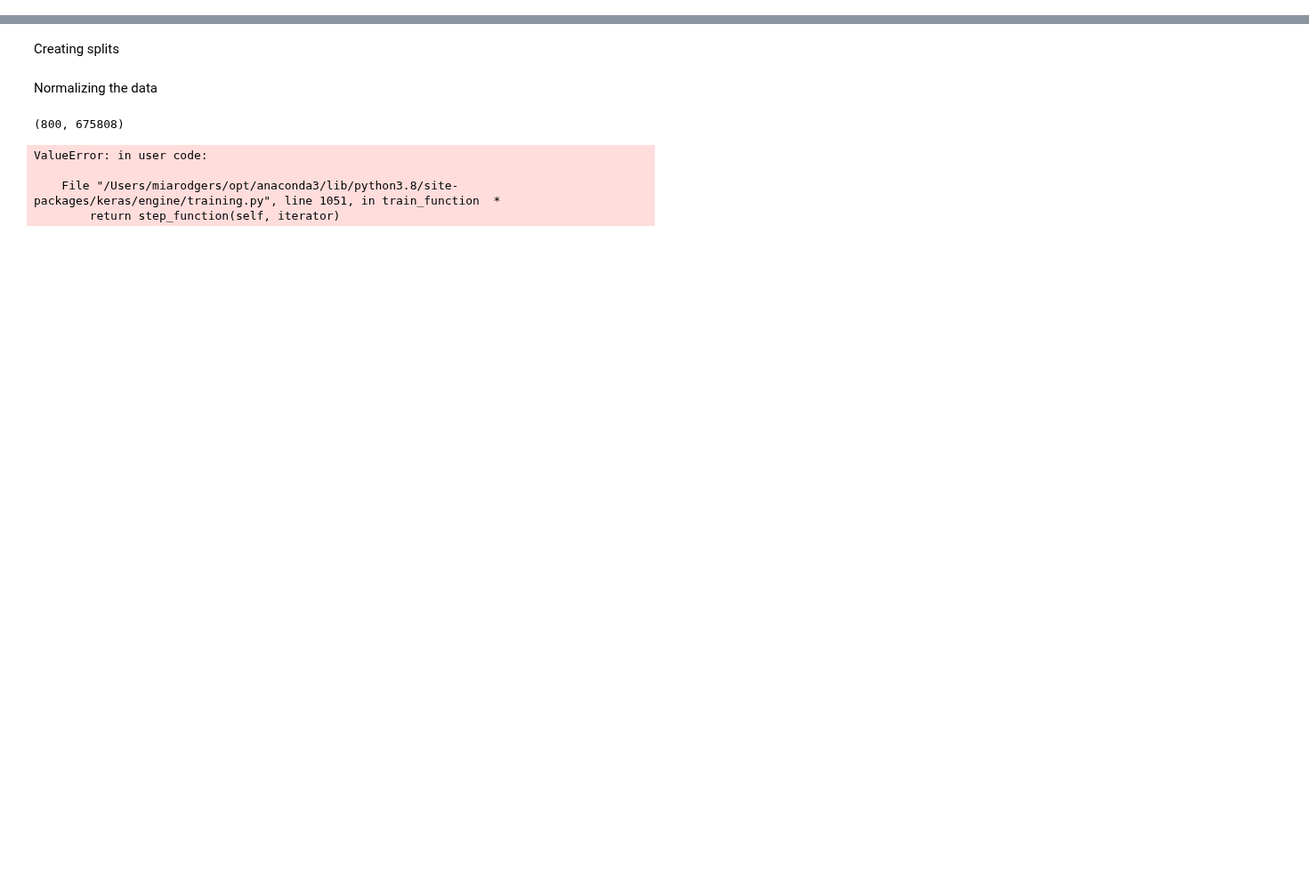
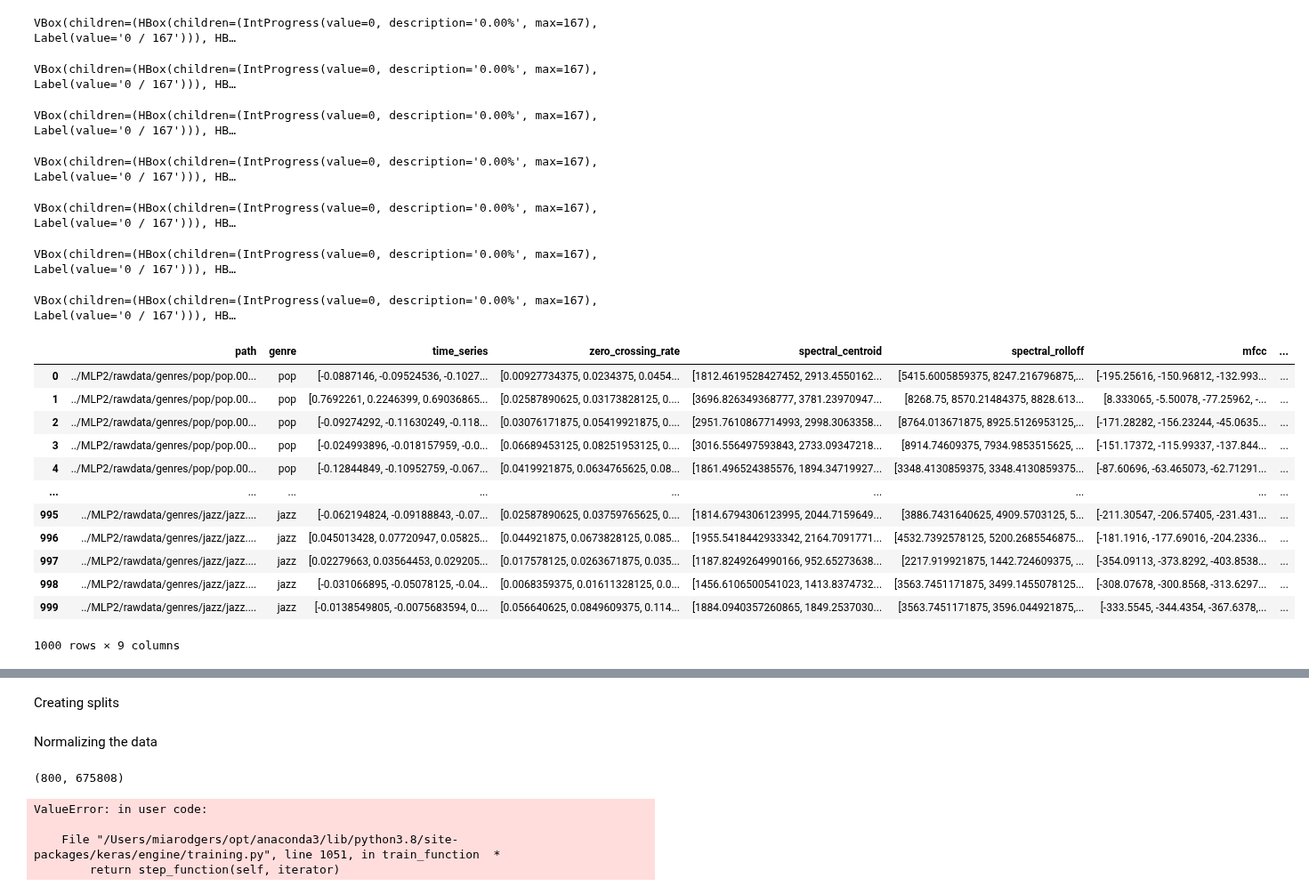
Before and after one commit to alarsen123/music-genre-classification, a Jupyter notebook: MLP4/time_series.ipynb, the cells around one changed output, grey strips where cells are left out. Shown at 89% size. Drawn from its saved outputs; the diff is of its cells as text; code cells hidden in the pictures; blank space fills up the shorter version.

```diff
--- a/MLP4/time_series.ipynb
+++ b/MLP4/time_series.ipynb
@@ -45,15 +54,18 @@ genre_folder = '../MLP2/rawdata/genres'
 genre_names = [f for f in listdir(
     path=genre_folder) if not isfile(join(genre_folder, f))]
 
+SAMPLE_RATE = 22050
+
 time_series_data, labels = [], []
 i = 0
-sample_rate = 0
+
+song_paths = []
 for g in genre_names:
     p = genre_folder + '/' + g  # path for a genre folder
     for song in sorted(listdir(path=p)):  # song at index 0 for each folder
-        song_path = p + '/' + song
-        time_series, sample_rate = librosa.load(Path(song_path))
-        t = np.array(time_series)
-        time_series_data.append(t)
+        song_paths.append(p + '/' + song)
+        # time_series, sample_rate = librosa.load(Path(song_path))
+        # t = np.array(time_series)
+        # time_series_data.append(t)
         labels.append(g)
         i += 0
@@ -84,0 +72,3 @@ y = np.array(labels).reshape(1000, 1)
+# %%
+song_df = pd.DataFrame({'path': song_paths, 'genre': labels})
+song_df.head()
@@ -84,0 +82,40 @@ y = np.array(labels).reshape(1000, 1)
+# %%
+song_df['time_series'] = song_df.path.parallel_apply(
+    lambda x: librosa.load(x)[0])
+# %% [output]
+VBox(children=(HBox(children=(IntProgress(value=0, description='0.00%', max=167), Label(value='0 / 167'))), HB…
+# %%
+song_df['fourier_tempogram'] = song_df.time_series.parallel_apply(
+    lambda x: librosa.feature.fourier_tempogram(y=x)[0])
+song_df['mfcc'] = song_df.time_series.parallel_apply(
+    lambda x: librosa.feature.mfcc(y=x, sr=SAMPLE_RATE)[0])
+song_df['zero_crossing_rate'] = song_df.time_series.parallel_apply(
+    lambda x: librosa.feature.zero_crossing_rate(y=x)[0])
+song_df['spectral_centroid'] = song_df.time_series.parallel_apply(
+    lambda x: librosa.feature.spectral_centroid(y=x)[0])
+song_df['spectral_rolloff'] = song_df.time_series.parallel_apply(
+    lambda x: librosa.feature.spectral_rolloff(y=x)[0])
+song_df['chroma_frequencies'] = song_df.time_series.parallel_apply(
+    lambda x: librosa.feature.chroma_stft(y=x)[0])
+
+song_df
+# %% [output]
+VBox(children=(HBox(children=(IntProgress(value=0, description='0.00%', max=167), Label(value='0 / 167'))), HB…
+VBox(children=(HBox(children=(IntProgress(value=0, description='0.00%', max=167), Label(value='0 / 167'))), HB…
+VBox(children=(HBox(children=(IntProgress(value=0, description='0.00%', max=167), Label(value='0 / 167'))), HB…
+VBox(children=(HBox(children=(IntProgress(value=0, description='0.00%', max=167), Label(value='0 / 167'))), HB…
+VBox(children=(HBox(children=(IntProgress(value=0, description='0.00%', max=167), Label(value='0 / 167'))), HB…
+VBox(children=(HBox(children=(IntProgress(value=0, description='0.00%', max=167), Label(value='0 / 167'))), HB…
+|  | path | genre | time_series | zero_crossing_rate | spectral_centroid | spectral_rolloff | mfcc | ... |
+| 0 | ../MLP2/rawdata/genres/pop/pop.00... | pop | [-0.0887146, -0.09524536, -0.1027... | [0.00927734375, 0.0234375, 0.0454... | [1812.4619528427452, 2913.4550162... | [5415.6005859375, 8247.216796875,... | [-195.25616, -150.96812, -132.993... | ... |
+| 1 | ../MLP2/rawdata/genres/pop/pop.00... | pop | [0.7692261, 0.2246399, 0.69036865... | [0.02587890625, 0.03173828125, 0.... | [3696.826349368777, 3781.23970947... | [8268.75, 8570.21484375, 8828.613... | [8.333065, -5.50078, -77.25962, -... | ... |
+| 2 | ../MLP2/rawdata/genres/pop/pop.00... | pop | [-0.09274292, -0.11630249, -0.118... | [0.03076171875, 0.05419921875, 0.... | [2951.7610867714993, 2998.3063358... | [8764.013671875, 8925.5126953125,... | [-171.28282, -156.23244, -45.0635... | ... |
+| 3 | ../MLP2/rawdata/genres/pop/pop.00... | pop | [-0.024993896, -0.018157959, -0.0... | [0.06689453125, 0.08251953125, 0.... | [3016.556497593843, 2733.09347218... | [8914.74609375, 7934.9853515625, ... | [-151.17372, -115.99337, -137.844... | ... |
+| 4 | ../MLP2/rawdata/genres/pop/pop.00... | pop | [-0.12844849, -0.10952759, -0.067... | [0.0419921875, 0.0634765625, 0.08... | [1861.496524385576, 1894.34719927... | [3348.4130859375, 3348.4130859375... | [-87.60696, -63.465073, -62.71291... | ... |
+| ... | ... | ... | ... | ... | ... | ... | ... | ... |
+| 995 | ../MLP2/rawdata/genres/jazz/jazz.... | jazz | [-0.062194824, -0.09188843, -0.07... | [0.02587890625, 0.03759765625, 0.... | [1814.6794306123995, 2044.7159649... | [3886.7431640625, 4909.5703125, 5... | [-211.30547, -206.57405, -231.431... | ... |
+| 996 | ../MLP2/rawdata/genres/jazz/jazz.... | jazz | [0.045013428, 0.07720947, 0.05825... | [0.044921875, 0.0673828125, 0.085... | [1955.5418442933342, 2164.7091771... | [4532.7392578125, 5200.2685546875... | [-181.1916, -177.69016, -204.2336... | ... |
+| 997 | ../MLP2/rawdata/genres/jazz/jazz.... | jazz | [0.02279663, 0.03564453, 0.029205... | [0.017578125, 0.0263671875, 0.035... | [1187.8249264990166, 952.65273638... | [2217.919921875, 1442.724609375, ... | [-354.09113, -373.8292, -403.8538... | ... |
+| 998 | ../MLP2/rawdata/genres/jazz/jazz.... | jazz | [-0.031066895, -0.05078125, -0.04... | [0.0068359375, 0.01611328125, 0.0... | [1456.6106500541023, 1413.8374732... | [3563.7451171875, 3499.1455078125... | [-308.07678, -300.8568, -313.6297... | ... |
+| 999 | ../MLP2/rawdata/genres/jazz/jazz.... | jazz | [-0.0138549805, -0.0075683594, 0.... | [0.056640625, 0.0849609375, 0.114... | [1884.0940357260865, 1849.2537030... | [3563.7451171875, 3596.044921875,... | [-333.5545, -344.4354, -367.6378,... | ... |
+1000 rows × 9 columns
```
Also changed, not shown: parts of 15 cells of this notebook.
